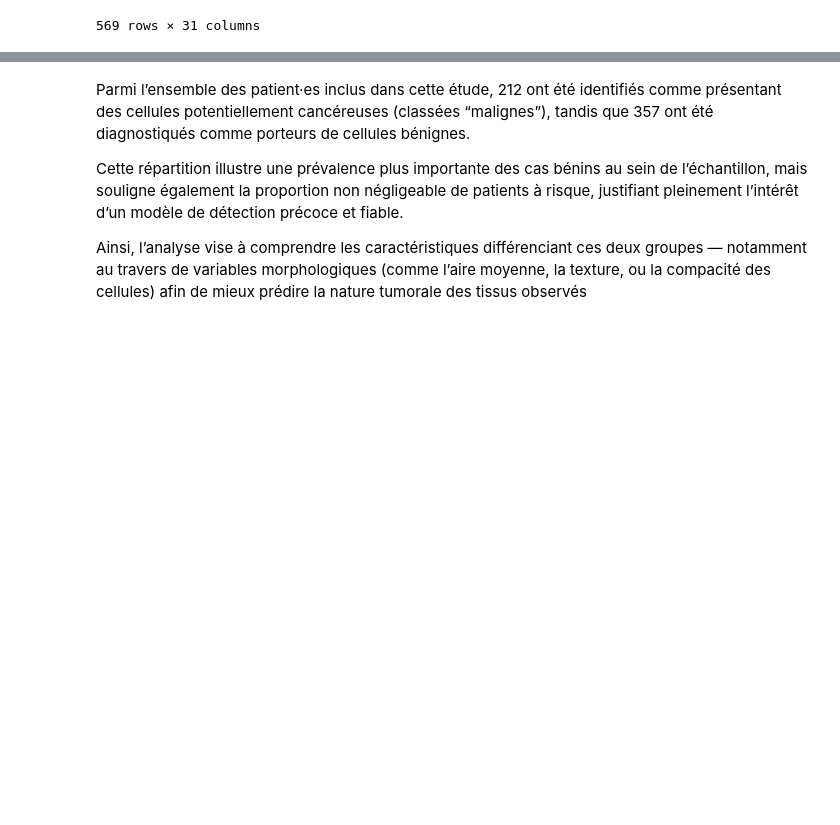
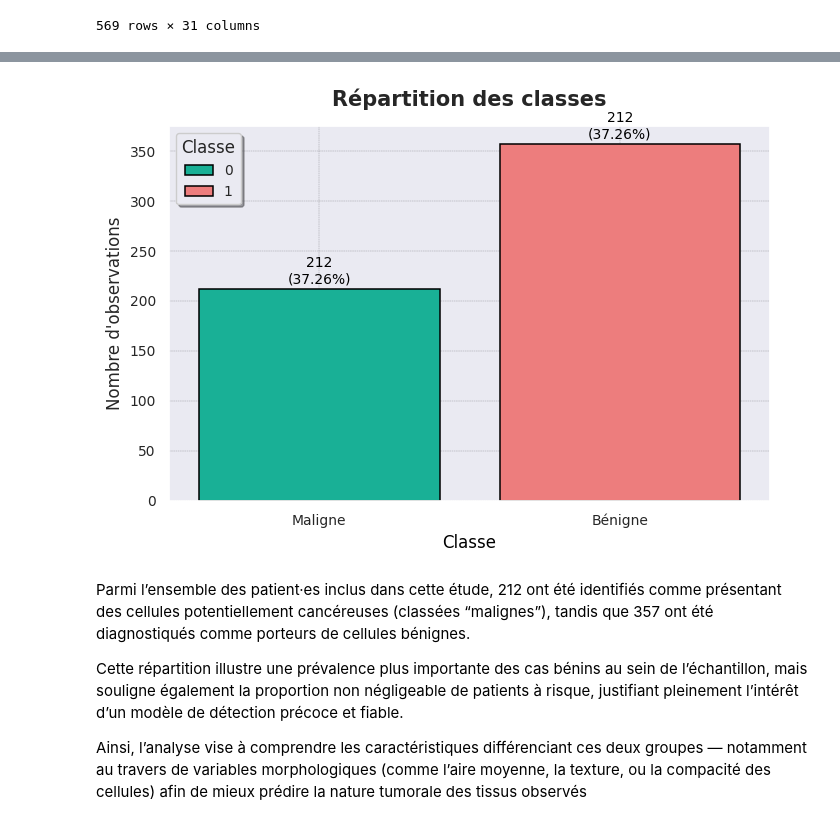
Before and after one commit to LIONPANJSHIR/ML, a Jupyter notebook: Breast_cancer.ipynb, the cells around one changed output, grey strips where cells are left out. Cells and saved outputs as stored; diff of their text form; code cells hidden in the pictures; blank space fills up the shorter version.

```diff
--- a/Breast_cancer.ipynb
+++ b/Breast_cancer.ipynb
@@ -86,53 +117,55 @@ plt.rcParams['ytick.color'] = 'black'
 plt.rcParams['axes.edgecolor'] = 'black'
 plt.rcParams['axes.linewidth'] = 0.8
 # %%
+palette = ["#00C9A7", "#FF6B6B"]
 
-# palette = ["#00C9A7", "#FF6B6B"]
+class_counts = df["target"].value_counts().sort_index()
+total = len(df)
+percentages = (class_counts / total * 100).round(2)
 
-# class_counts = df["target"].value_counts().sort_index()
-# total = len(df)
-# percentages = (class_counts / total * 100).round(2)
+plt.figure(figsize=(7, 5))
+ax = sns.countplot(
+    data=df,
+    x="target",
+    hue="target",
+    palette=palette,
+    edgecolor="black",
+    linewidth=1.1
+)
 
-# plt.figure(figsize=(7, 5))
-# ax = sns.countplot(
-#     data=df,
-#     x="target",
-#     hue="target",
-#     palette=palette,
-#     edgecolor="black",
-#     linewidth=1.1
-# )
+plt.title("Répartition des classes", fontsize=15, fontweight='bold', pad=15)
+plt.xlabel("Classe", fontsize=12,color="black")
+plt.ylabel("Nombre d'observations", fontsize=12)
 
-# plt.title("Répartition des classes", fontsize=15, fontweight='bold', pad=15)
-# plt.xlabel("Classe", fontsize=12,color="black")
-# plt.ylabel("Nombre d'observations", fontsize=12)
-
-# for i, container in enumerate(ax.containers):
-#     labels = [
-#         f"{int(class_counts[i])}\n({percentages[i]}%)"
-#         for i in range(len(container.datavalues))
-#     ]
-#     ax.bar_label(
-#         container,
-#         labels=labels,
-#         label_type='edge',
-#         fontsize=10,
-#         color='black',
-#         padding=2
-#     )
+for i, container in enumerate(ax.containers):
+    labels = [
+        f"{int(class_counts[i])}\n({percentages[i]}%)"
+        for i in range(len(container.datavalues))
+    ]
+    ax.bar_label(
+        container,
+        labels=labels,
+        label_type='edge',
+        fontsize=10,
+        color='black',
+        padding=2
+    )
 
 
-# plt.grid(True, lw=0.3, ls="--", color="black", alpha=0.4)
-# leg = plt.legend(title="Classe", loc="upper left",
-#         shadow=True , fontsize=10)
-# # plt.xlabel(labelcolor="red")
-# label_map = {1: "Bénigne", 0: "Maligne"}  # corrige l’orthographe
-# #  Remap des ticks x → libellés lisibles
-# ax.set_xticks(range(len(order)))
-# ax.set_xticklabels([label_map[k] for k in order], fontsize=10)
-# plt.yticks(fontsize=10)
-# plt.tight_layout()
-# plt.show()
+plt.grid(True, lw=0.3, ls="--", color="black", alpha=0.4)
+leg = plt.legend(title="Classe", loc="upper left",
+        shadow=True , fontsize=10)
+# plt.xlabel(labelcolor="red")
+label_map = {1: "Bénigne", 0: "Maligne"}  # corrige l’orthographe
+order = sorted(df["target"].unique()) # Define order here
+#  Remap des ticks x → libellés lisibles
+ax.set_xticks(range(len(order)))
+ax.set_xticklabels([label_map[k] for k in order], fontsize=10)
+plt.yticks(fontsize=10)
+plt.tight_layout()
+plt.show()
+# %% [output]
+[figure, added]
 # %% [markdown]
 Parmi l’ensemble des patient·es inclus dans cette étude, 212 ont été identifiés comme présentant des cellules potentiellement cancéreuses (classées “malignes”), tandis que 357 ont été diagnostiqués comme porteurs de cellules bénignes.
 
```
Also changed, not shown: parts of 36 cells of this notebook.
